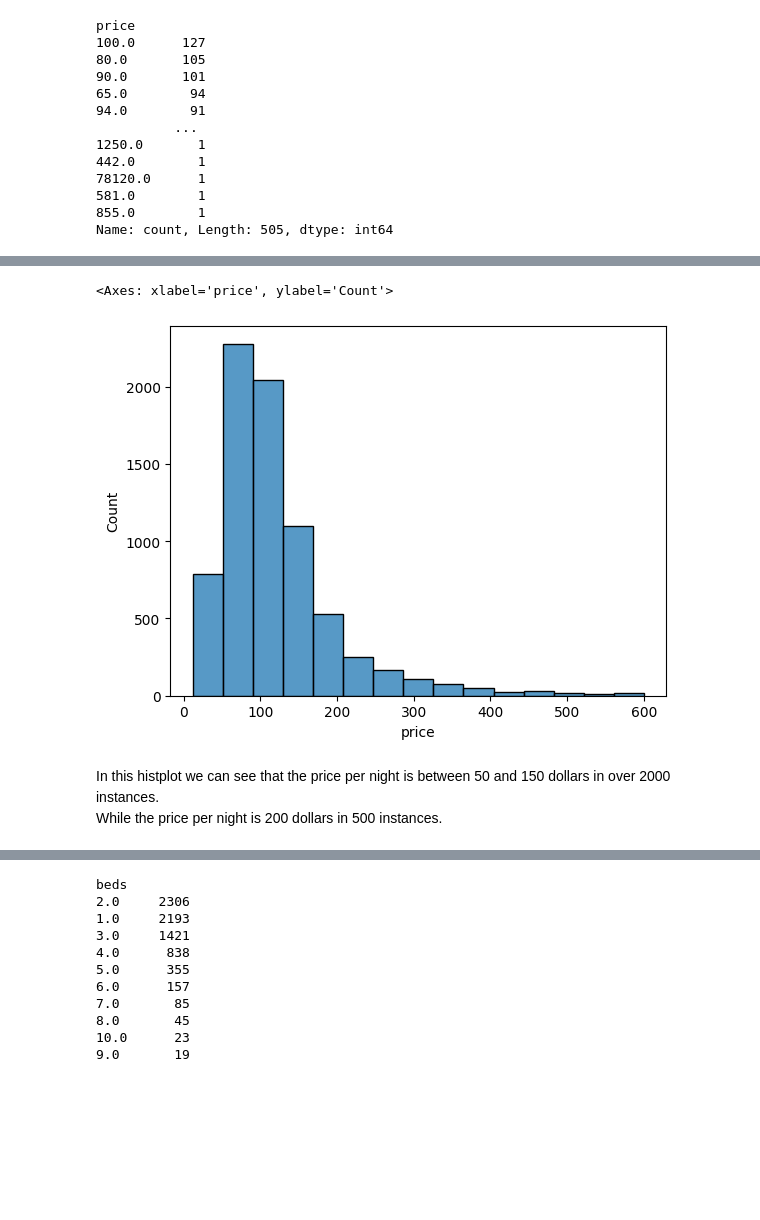
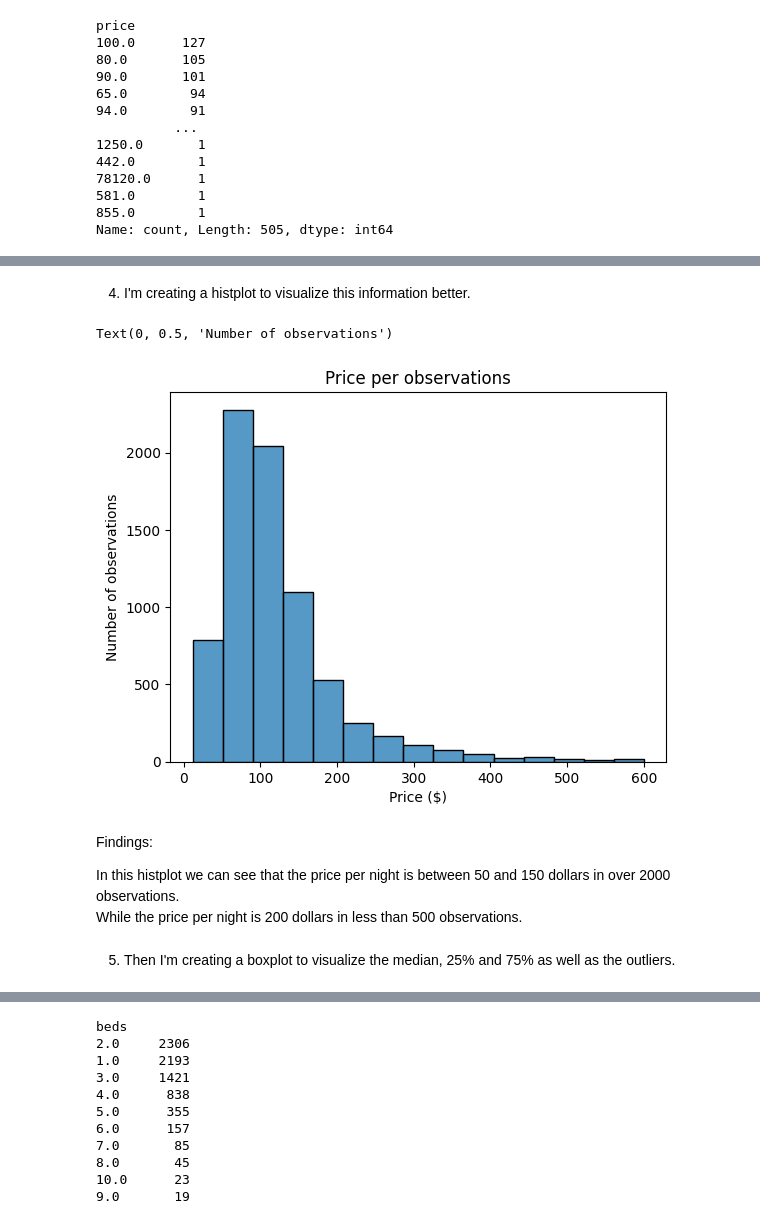
Before and after one commit to pmortada/EAD---Airbnb-M-laga, a Jupyter notebook: EDA_Airbnb_Malaga.ipynb, the cells around one changed output, grey strips where cells are left out. Saved outputs shown, nothing was run; the diff lists cells and outputs as text; code cells hidden in the pictures; blank space fills up the shorter version.

Commit message:
Updates in the graphs

```diff
--- a/EDA_Airbnb_Malaga.ipynb
+++ b/EDA_Airbnb_Malaga.ipynb
@@ -212,3 +256,3 @@ dtype: object
 # %%
-#replacing the nans by the mean
-listings_clean[host_rate] = listings_clean[host_rate].fillna(listings_clean[host_rate].mean())
+#replacing the nans using the median to deal with any posible outlier
+listings_clean[host_rate] = listings_clean[host_rate].fillna(listings_clean[host_rate].median())
@@ -249,0 +322,3 @@ Now we need to deal with the reviews NANs
+# %%
+#replace the nans by the mean in the review columns
+listings_clean[review_columns] = listings_clean[review_columns].fillna(listings_clean[review_columns].median())
@@ -279,3 +360,0 @@ review_columns = [
-# %%
-#replace the nans by the mean in the review columns
-listings_clean[review_columns] = listings_clean[review_columns].fillna(listings_clean[review_columns].mean())
@@ -415,14 +463,23 @@ listings_clean = listings_clean[listings_clean['price'] <= 600]
+# %% [markdown]
+4. I'm creating a histplot to visualize this information better.
 # %%
 sns.histplot(
     data = listings_clean,
     x = 'price', binwidth=40
 )
+plt.title('Price per observations')
+plt.xlabel('Price ($)')
+plt.ylabel('Number of observations')
 # %% [output]
-<Axes: xlabel='price', ylabel='Count'>
+Text(0, 0.5, 'Number of observations')
-[figure, old version]
+[figure, new version]
 # %% [markdown]
-In this histplot we can see that the price per night is between 50 and 150 dollars in over 2000 instances.<br>
-While the price per night is 200 dollars in 500 instances.
+Findings:<br>
+
+In this histplot we can see that the price per night is between 50 and 150 dollars in over 2000 observations.<br>
+While the price per night is 200 dollars in less than 500 observations.
+# %% [markdown]
+5. Then I'm creating a boxplot to visualize the median, 25% and 75% as well as the outliers.
 # %%
 sns.boxplot(
     data = listings_clean,
```
Also changed, not shown: parts of 133 cells of this notebook.
